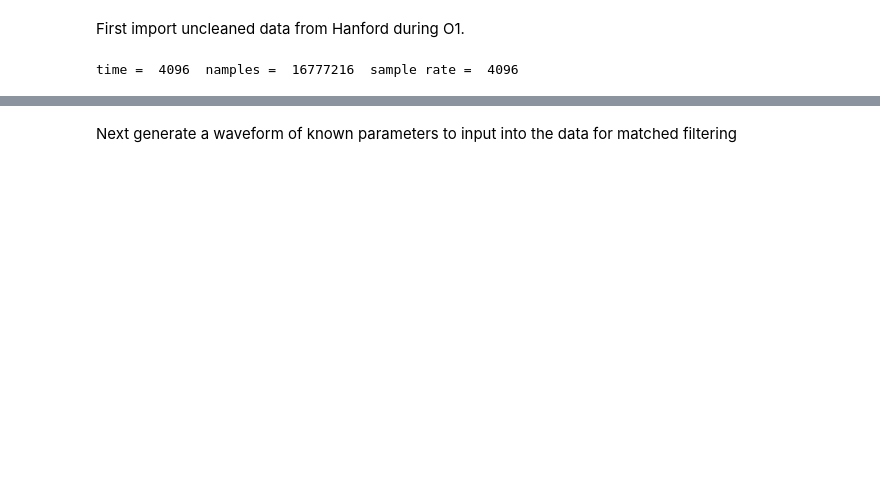
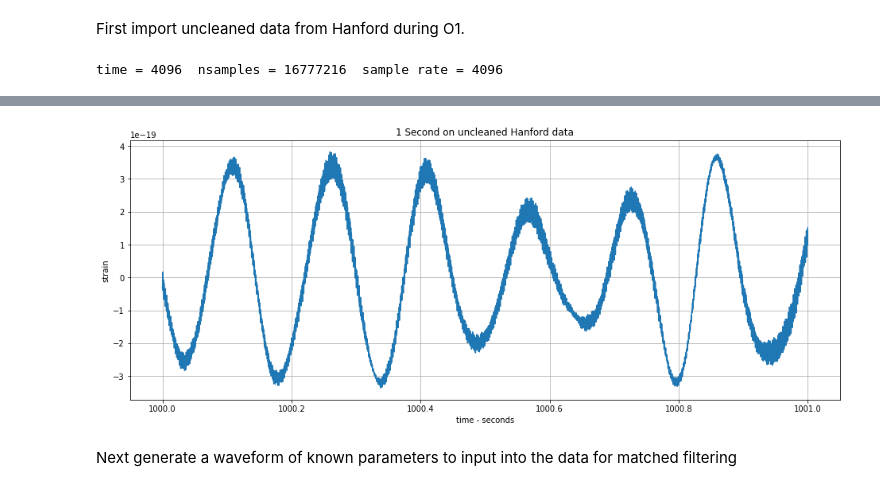
Before and after one commit to connor-mcisaac/gw_test, a Jupyter notebook: FFTonly/MatchedFilter.ipynb, the cells around one changed output, grey strips where cells are left out. Cells and saved outputs as stored; diff of their text form; code cells hidden in the pictures; blank space fills up the shorter version.

```diff
--- a/FFTonly/MatchedFilter.ipynb
+++ b/FFTonly/MatchedFilter.ipynb
@@ -21,14 +21,14 @@ f.close()
 #Create a time vector starting at 0, and get the sampling frequency
 ts = np.arange(0, tend-tstart, dt)
 fs = int(1/dt)
-print('time = ', (tend - tstart), ' namples = ', len(strain), ' sample rate = ', fs)
+print('time =', (tend - tstart), ' nsamples =', len(strain), ' sample rate =', fs)
 
 #Plot 1 second of strain data
-plt.figure()
+plt.figure(figsize=(16, 6))
 plt.plot(ts[1000*fs:1001*fs], strain[1000*fs:1001*fs])
 plt.title('1 Second on uncleaned Hanford data')
 plt.xlabel('time - seconds')
 plt.ylabel('strain')
 plt.grid()
 # %% [output]
-time =  4096  namples =  16777216  sample rate =  4096
+time = 4096  nsamples = 16777216  sample rate = 4096
@@ -37,3 +35,4 @@ time =  4096  namples =  16777216  sample rate =  4096
+[figure, added]
 # %% [markdown]
 Next generate a waveform of known parameters to input into the data for matched filtering
 # %%
```
Also changed, not shown: parts of 9 cells of this notebook, 5 other files.
